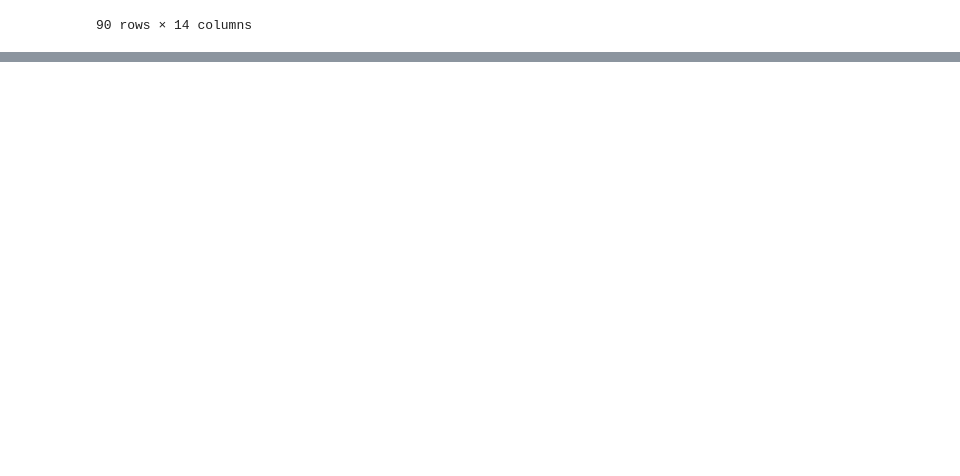
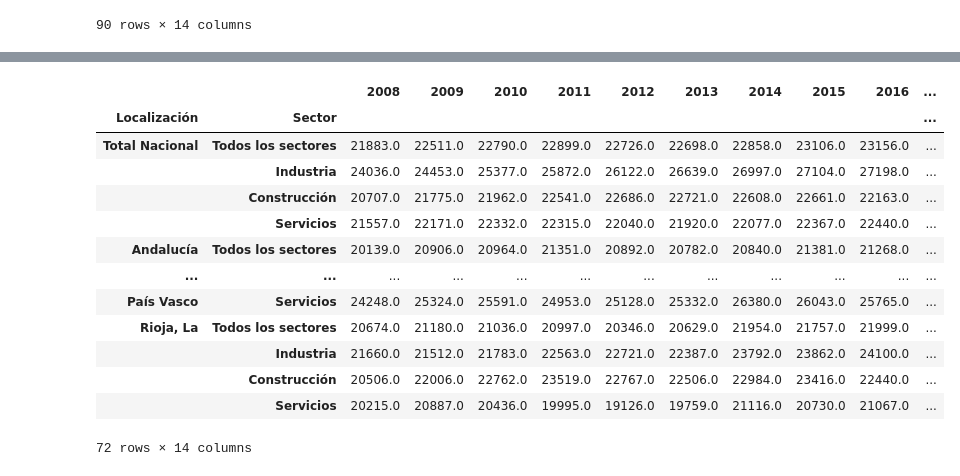
Before and after one commit to adrianbenitezrueda/first-project-data, a Jupyter notebook: adrian_main.ipynb, the cells around one changed output, grey strips where cells are left out. Saved outputs shown, nothing was run; the diff lists cells and outputs as text; code cells hidden in the pictures; blank space fills up the shorter version.

```diff
--- a/adrian_main.ipynb
+++ b/adrian_main.ipynb
@@ -330,0 +414,17 @@ df_salario_ccaa_sexo_y_sectoractividad
+# %%
+df_salario_ccaa_sexo_y_sectoractividad.dropna()
+# %% [output]
+|  |  | 2008 | 2009 | 2010 | 2011 | 2012 | 2013 | 2014 | 2015 | 2016 | ... |
+| Localización | Sector |  |  |  |  |  |  |  |  |  | ... |
+| Total Nacional | Todos los sectores | 21883.0 | 22511.0 | 22790.0 | 22899.0 | 22726.0 | 22698.0 | 22858.0 | 23106.0 | 23156.0 | ... |
+|  | Industria | 24036.0 | 24453.0 | 25377.0 | 25872.0 | 26122.0 | 26639.0 | 26997.0 | 27104.0 | 27198.0 | ... |
+|  | Construcción | 20707.0 | 21775.0 | 21962.0 | 22541.0 | 22686.0 | 22721.0 | 22608.0 | 22661.0 | 22163.0 | ... |
+|  | Servicios | 21557.0 | 22171.0 | 22332.0 | 22315.0 | 22040.0 | 21920.0 | 22077.0 | 22367.0 | 22440.0 | ... |
+| Andalucía | Todos los sectores | 20139.0 | 20906.0 | 20964.0 | 21351.0 | 20892.0 | 20782.0 | 20840.0 | 21381.0 | 21268.0 | ... |
+| ... | ... | ... | ... | ... | ... | ... | ... | ... | ... | ... | ... |
+| País Vasco | Servicios | 24248.0 | 25324.0 | 25591.0 | 24953.0 | 25128.0 | 25332.0 | 26380.0 | 26043.0 | 25765.0 | ... |
+| Rioja, La | Todos los sectores | 20674.0 | 21180.0 | 21036.0 | 20997.0 | 20346.0 | 20629.0 | 21954.0 | 21757.0 | 21999.0 | ... |
+|  | Industria | 21660.0 | 21512.0 | 21783.0 | 22563.0 | 22721.0 | 22387.0 | 23792.0 | 23862.0 | 24100.0 | ... |
+|  | Construcción | 20506.0 | 22006.0 | 22762.0 | 23519.0 | 22767.0 | 22506.0 | 22984.0 | 23416.0 | 22440.0 | ... |
+|  | Servicios | 20215.0 | 20887.0 | 20436.0 | 19995.0 | 19126.0 | 19759.0 | 21116.0 | 20730.0 | 21067.0 | ... |
+72 rows × 14 columns
```
Also changed, not shown: parts of 6 cells of this notebook, 2 other files.
